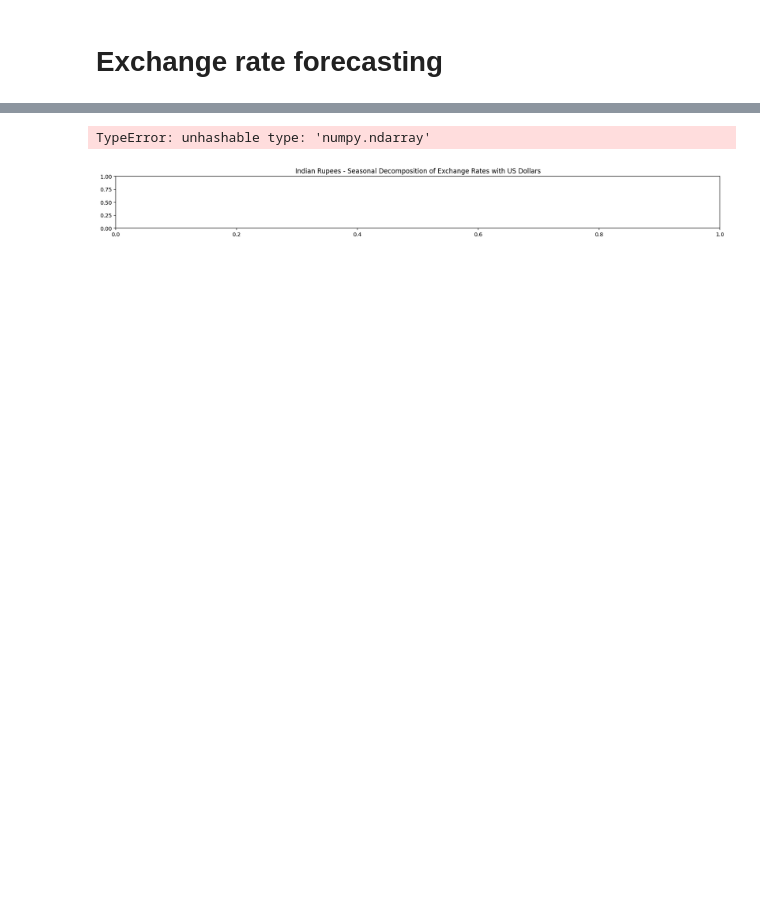
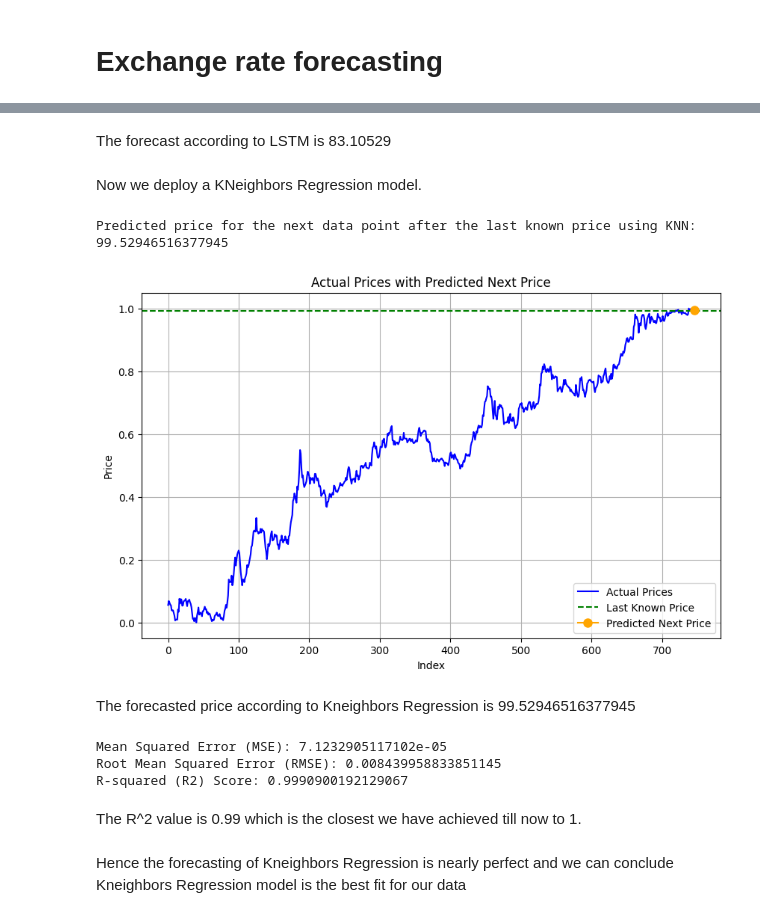
Before and after one commit to Akshat111111/Hedging-of-Financial-Derivatives, a Jupyter notebook: exchange-rate-forecasting/exchangerateforecasting.ipynb, the cells around one changed output, grey strips where cells are left out. Cells and saved outputs as stored; diff of their text form; code cells hidden in the pictures; blank space fills up the shorter version.

```diff
--- a/exchange-rate-forecasting/exchangerateforecasting.ipynb
+++ b/exchange-rate-forecasting/exchangerateforecasting.ipynb
@@ -160,29 +140,51 @@ Forecast for the next day: 83.42123
-# %%
-from statsmodels.tsa.seasonal import seasonal_decompose
-
-# Decompose into trend, seasonal, and residual components
-ind_decomposition = seasonal_decompose(df['Price'], model='additive', period = 12)
-ind_trend =ind_decomposition.trend
-ind_seasonal = ind_decomposition.seasonal
-ind_residual = ind_decomposition.resid
-
-# Plot the deconposition
-plt.figure(figsize = (20,8))
-plt.subplot(411)
-plt.title("Indian Rupees - Seasonal Decomposition of Exchange Rates with US Dollars")
-plt.plot(df, label = "Original")
-plt.legend(loc = "upper left")
-plt.subplot(412)
-plt.plot(ind_trend, label = "Trend")
-plt.legend(loc = "upper left")
-plt.subplot(413)
-plt.plot(ind_seasonal, label = "Seasonality")
-plt.legend(loc = "upper left")
-plt.subplot(414)
-plt.plot(ind_residual, label = "Residual")
-plt.legend(loc = "upper left")
-plt.tight_layout()
-plt.show()
-# %% [output]
-TypeError: unhashable type: 'numpy.ndarray'
-[figure, removed]
+# %% [markdown]
+The forecast according to LSTM is 83.10529
+# %% [markdown]
+Now we deploy a KNeighbors Regression model.
+# %%
+import numpy as np
+import pandas as pd
+from sklearn.neighbors import KNeighborsRegressor
+import matplotlib.pyplot as plt
+last_known_price = df['Price'].iloc[-1]
+X_train = np.arange(len(df)).reshape(-1, 1)
+y_train = df['Price']
+k = 5
+knn_model = KNeighborsRegressor(n_neighbors=k)
+knn_model.fit(X_train, y_train)
+next_price = knn_model.predict([[len(df)]])
+
+print("Predicted price for the next data point after the last known price using KNN:", next_price[0]*100)
+plt.figure(figsize=(10, 6))
+plt.plot(df.index, df['Price'], color='blue', label='Actual Prices')
+plt.axhline(y=last_known_price, color='green', linestyle='--', label='Last Known Price')
+plt.plot(df.index[-1], next_price, marker='o', markersize=8, color='orange', label='Predicted Next Price')
+plt.xlabel('Index')
+plt.ylabel('Price')
+plt.title('Actual Prices with Predicted Next Price')
+plt.legend()
+plt.grid(True)
+plt.show()
+# %% [output]
+Predicted price for the next data point after the last known price using KNN: 99.52946516377945
+[figure, added]
+# %% [markdown]
+The forecasted price according to Kneighbors Regression is 99.52946516377945
+# %%
+from sklearn.metrics import mean_squared_error, r2_score
+y_train_pred = knn_model.predict(X_train)
+mse = mean_squared_error(y_train, y_train_pred)
+rmse = np.sqrt(mse)
+r2 = r2_score(y_train, y_train_pred)
+
+print("Mean Squared Error (MSE):", mse)
+print("Root Mean Squared Error (RMSE):", rmse)
+print("R-squared (R2) Score:", r2)
+# %% [output]
+Mean Squared Error (MSE): 7.1232905117102e-05
+Root Mean Squared Error (RMSE): 0.008439958833851145
+R-squared (R2) Score: 0.9990900192129067
+# %% [markdown]
+The R^2 value is 0.99 which is the closest we have achieved till now to 1.
+# %% [markdown]
+Hence the forecasting of Kneighbors Regression is nearly perfect and we can conclude Kneighbors Regression model is the best fit for our data
```
Also changed, not shown: parts of 18 cells of this notebook.
